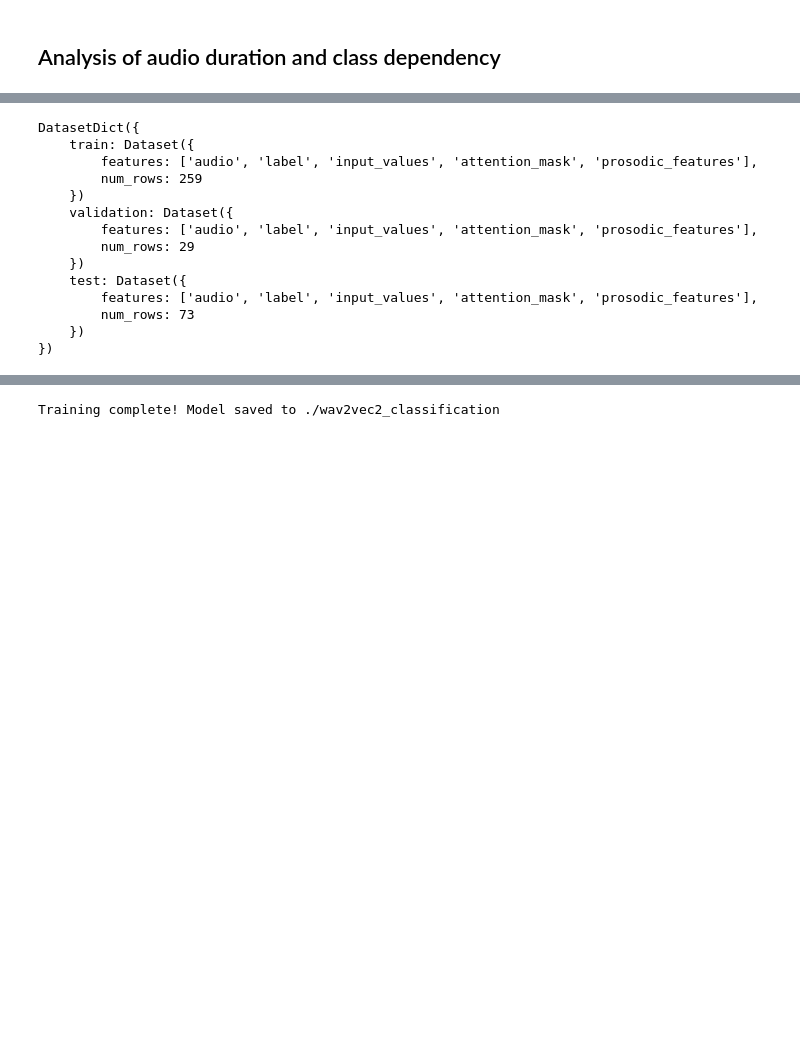
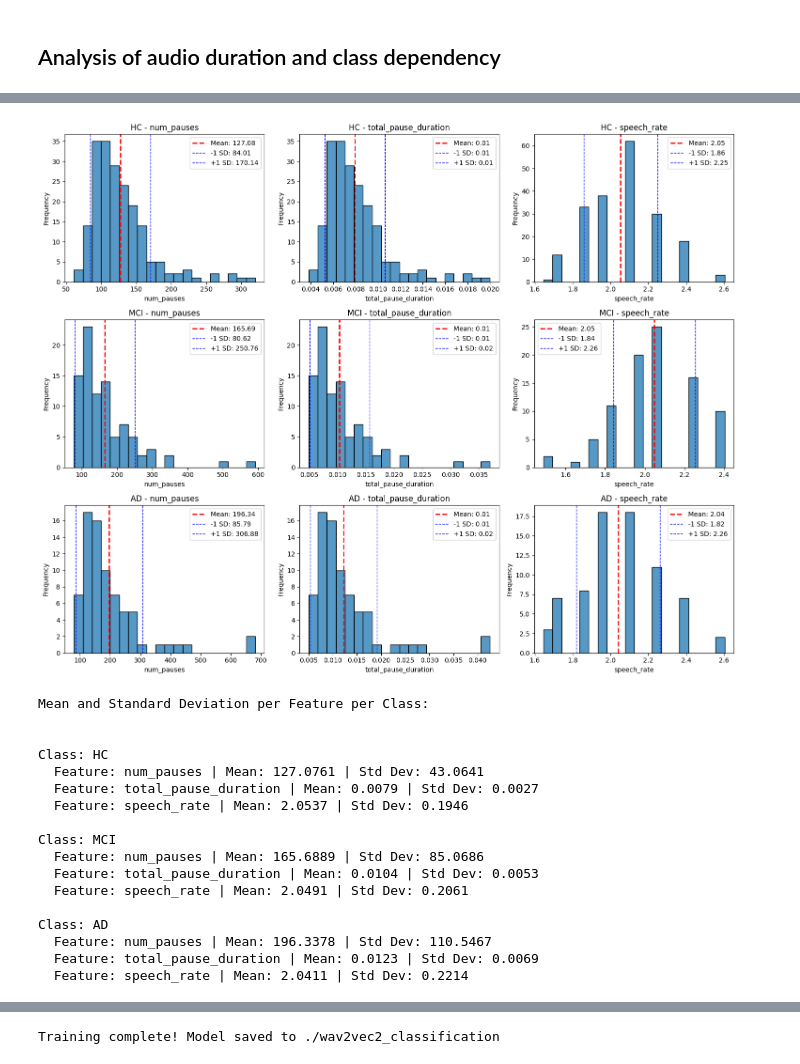
Before and after one commit to alfonsohera/stci, a Jupyter notebook: Notebooks/proto.ipynb, the cells around one changed output, grey strips where cells are left out. Drawn from its saved outputs; the diff is of its cells as text; code cells hidden in the pictures; blank space fills up the shorter version.

```diff
--- a/Notebooks/proto.ipynb
+++ b/Notebooks/proto.ipynb
@@ -411 +399,63 @@ Standard Deviation: 24.93 seconds
+# %%
+# Histogram of prosodic features
+
+# Create a 3x3 grid for histograms of prosodic features per class
+fig, axes = plt.subplots(3, 3, figsize=(15, 12), sharex=False, sharey=False)
+
+# Generate histograms for each feature-class combination
+for i, cls in enumerate(classes):
+    for j, feature in enumerate(features):
+        # Plot histogram
+        sns.histplot(
+            data=data_df[data_df["class"] == cls],  # Filter data for the class
+            x=feature,
+            bins=20,
+            kde=False,
+            ax=axes[i, j]
+        )
+
+        # Get mean and std values
+        mean_val = mean_values.loc[cls, feature]
+        std_val = std_values.loc[cls, feature]
+        # Add vertical lines for mean and std deviation
+        axes[i, j].axvline(mean_val, color='red', linestyle='dashed', linewidth=2, label=f"Mean: {mean_val:.2f}")
+        axes[i, j].axvline(mean_val - std_val, color='blue', linestyle='dashed', linewidth=1, label=f"-1 SD: {mean_val - std_val:.2f}")
+        axes[i, j].axvline(mean_val + std_val, color='blue', linestyle='dashed', linewidth=1, label=f"+1 SD: {mean_val + std_val:.2f}")
+        # Add text annotations for clarity
+        axes[i, j].legend()
+        # Set plot labels and title
+        axes[i, j].set_title(f"{cls} - {feature}")
+        axes[i, j].set_xlabel(feature)
+        axes[i, j].set_ylabel("Frequency")
+# Adjust layout for clarity
+plt.tight_layout()
+plt.show()
+
+# Print mean and standard deviation values for each class and feature
+print("\nMean and Standard Deviation per Feature per Class:\n")
+for cls in classes:
+    print(f"\nClass: {cls}")
+    for feature in features:
+        mean_val = mean_values.loc[cls, feature]
+        std_val = std_values.loc[cls, feature]
+        print(f"  Feature: {feature} | Mean: {mean_val:.4f} | Std Dev: {std_val:.4f}")
+# %% [output]
+[figure, added]
+Mean and Standard Deviation per Feature per Class:
+
+
+Class: HC
+  Feature: num_pauses | Mean: 127.0761 | Std Dev: 43.0641
+  Feature: total_pause_duration | Mean: 0.0079 | Std Dev: 0.0027
+  Feature: speech_rate | Mean: 2.0537 | Std Dev: 0.1946
+
+Class: MCI
+  Feature: num_pauses | Mean: 165.6889 | Std Dev: 85.0686
+  Feature: total_pause_duration | Mean: 0.0104 | Std Dev: 0.0053
+  Feature: speech_rate | Mean: 2.0491 | Std Dev: 0.2061
+
+Class: AD
+  Feature: num_pauses | Mean: 196.3378 | Std Dev: 110.5467
+  Feature: total_pause_duration | Mean: 0.0123 | Std Dev: 0.0069
+  Feature: speech_rate | Mean: 2.0411 | Std Dev: 0.2214
 # %%
@@ -473,17 +507,0 @@ dataset = load_from_disk(OUTPUT_PATH)
-# %%
-dataset
-# %% [output]
-DatasetDict({
-    train: Dataset({
-        features: ['audio', 'label', 'input_values', 'attention_mask', 'prosodic_features'],
-        num_rows: 259
-    })
-    validation: Dataset({
-        features: ['audio', 'label', 'input_values', 'attention_mask', 'prosodic_features'],
-        num_rows: 29
-    })
-    test: Dataset({
-        features: ['audio', 'label', 'input_values', 'attention_mask', 'prosodic_features'],
-        num_rows: 73
-    })
-})
```
Also changed, not shown: parts of 14 cells of this notebook.
